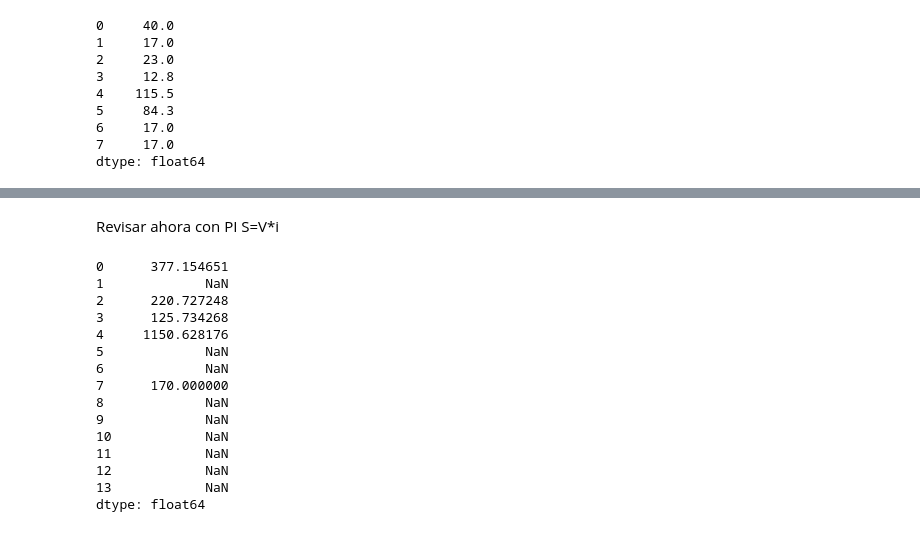
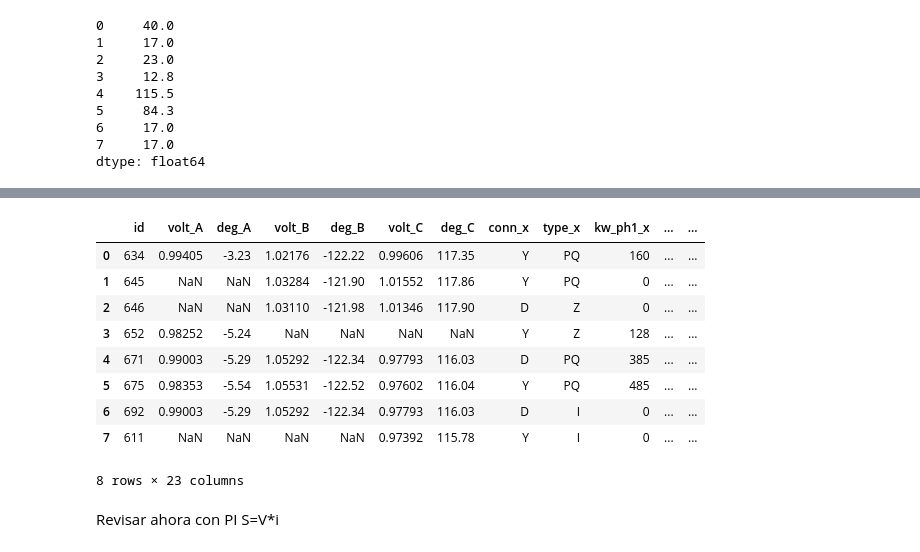
Before and after one commit to diegofdiaz/distributed_generation_proyect, a Jupyter notebook: grap_code.ipynb, the cells around one changed output, grey strips where cells are left out. Saved outputs shown, nothing was run; the diff lists cells and outputs as text; code cells hidden in the pictures.

```diff
--- a/grap_code.ipynb
+++ b/grap_code.ipynb
@@ -129,24 +124,36 @@ df_nuevo.to_csv('nombre_del_archivo.csv', index=False)
+# %%
+# Guardar el DataFrame como un archivo CSV
+df_nuevo.to_csv('nombre_del_archivo.csv', index=False)
+# Ajuste y comparación de buses
+valores_a_eliminar = df[~df["id"].isin(dff["bus"])]
+
+# 2. Usar esos valores para filtrar df y eliminar las filas correspondientes
+dfc = df[~df["id"].isin(valores_a_eliminar["id"])]
+# Eliminar los indices antiguos para evitar problemas con la operación
+dfc = dfc.reset_index(drop=True)
+
+# Crear un diccionario que mapee los valores de bus a sus índices
+indice_bus = {valor: indice for indice, valor in enumerate(dff["bus"])}
+
+# Ordenar dfc según el mapeo de bus
+dfc = dfc.iloc[dfc["id"].map(lambda x: indice_bus.get(x, float('inf'))).argsort()]
+
+# Resetear los índices para evitar problemas
+dfc = dfc.reset_index(drop=True)
+
+
+
+dfc
+# %% [output]
+|  | id | volt_A | deg_A | volt_B | deg_B | volt_C | deg_C | conn_x | type_x | kw_ph1_x | ... | ... |
+| 0 | 634 | 0.99405 | -3.23 | 1.02176 | -122.22 | 0.99606 | 117.35 | Y | PQ | 160 | ... | ... |
+| 1 | 645 | NaN | NaN | 1.03284 | -121.90 | 1.01552 | 117.86 | Y | PQ | 0 | ... | ... |
+| 2 | 646 | NaN | NaN | 1.03110 | -121.98 | 1.01346 | 117.90 | D | Z | 0 | ... | ... |
+| 3 | 652 | 0.98252 | -5.24 | NaN | NaN | NaN | NaN | Y | Z | 128 | ... | ... |
+| 4 | 671 | 0.99003 | -5.29 | 1.05292 | -122.34 | 0.97793 | 116.03 | D | PQ | 385 | ... | ... |
+| 5 | 675 | 0.98353 | -5.54 | 1.05531 | -122.52 | 0.97602 | 116.04 | Y | PQ | 485 | ... | ... |
+| 6 | 692 | 0.99003 | -5.29 | 1.05292 | -122.34 | 0.97793 | 116.03 | D | I | 0 | ... | ... |
+| 7 | 611 | NaN | NaN | NaN | NaN | 0.97392 | 115.78 | Y | I | 0 | ... | ... |
+8 rows × 23 columns
 # %% [markdown]
 Revisar ahora con PI   S=V*i
-# %%
-ia=dff["kw_ph1"]/df["volt_A"]
-ib=dff["kw_ph2"]/df["volt_B"]
-ic=dff["kw_ph3"]/df["volt_C"]
-Itotal=ia+ib+ic
-Itotal
-# %% [output]
-0      377.154651
-1             NaN
-2      220.727248
-3      125.734268
-4     1150.628176
-5             NaN
-6             NaN
-7      170.000000
-8             NaN
-9             NaN
-10            NaN
-11            NaN
-12            NaN
-13            NaN
-dtype: float64
```
Also changed, not shown: parts of 11 cells of this notebook, 9 other files.
